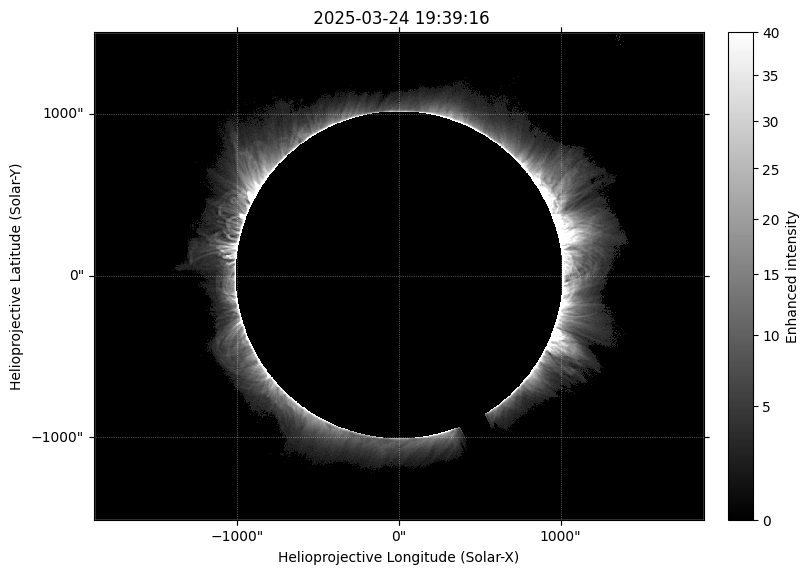
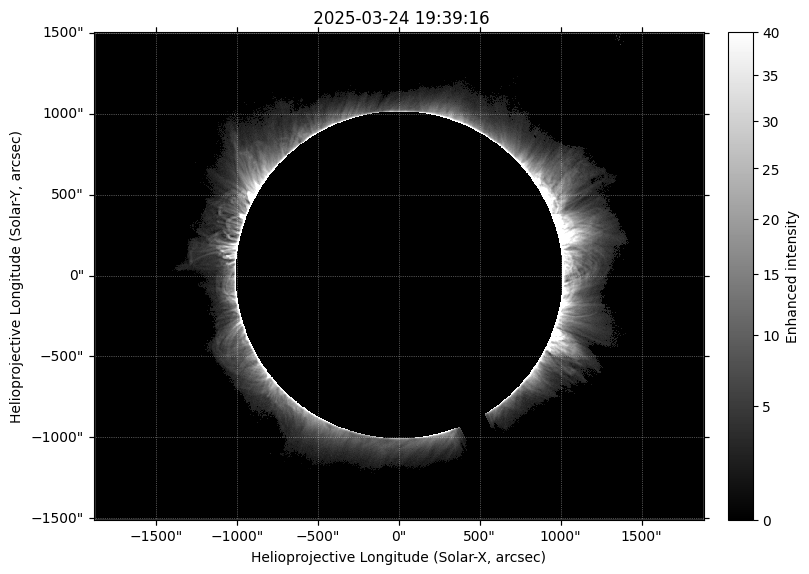
Code edit (unified diff) that turned the first committed figure into the second:
--- before
+++ after
@@ -6,2 +6,6 @@
 ax.set_facecolor("black")
 cbar = plt.colorbar(im, ax=ax, fraction=0.04, pad=0.04, label=data_product_type)
+ax.set_xlabel('Helioprojective Longitude (Solar-X, arcsec)')
+ax.set_ylabel('Helioprojective Longitude (Solar-Y, arcsec)')
+ax.coords[0].set_ticks(number=8)
+ax.coords[1].set_ticks(number=8)

Commit: plotting updates (labels and ticks) for phase 2 and 3 plots in tutorial notebooks